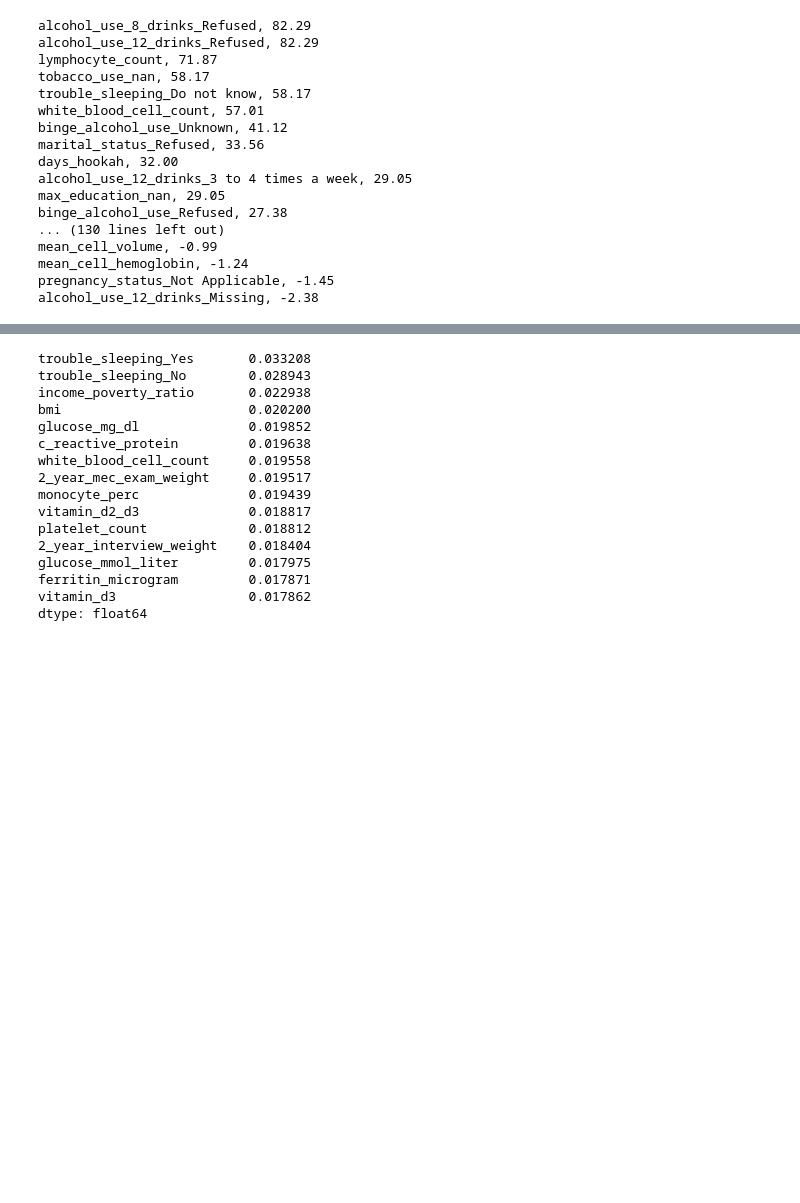
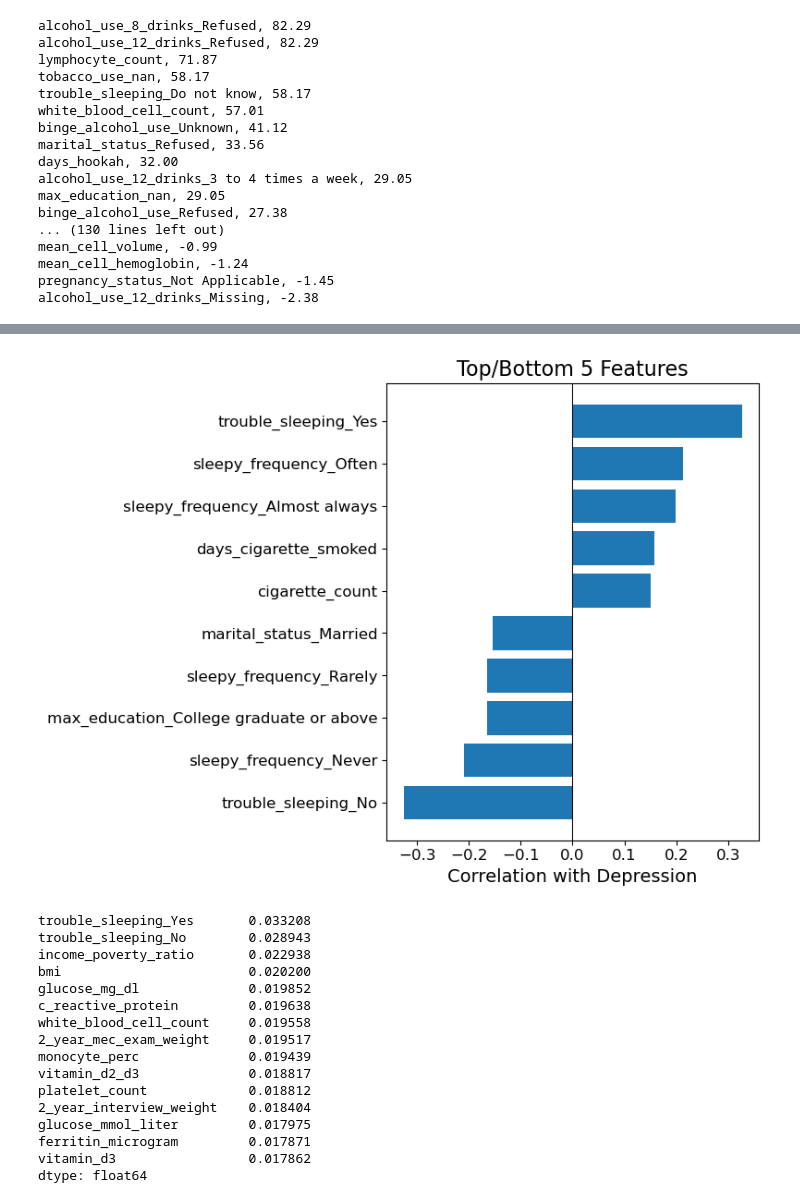
Before and after one commit to natdosan/data207-final-prject, a Jupyter notebook: src/tim_eda.ipynb, the cells around one changed output, grey strips where cells are left out. Cells and saved outputs as stored; diff of their text form; code cells hidden in the pictures; blank space fills up the shorter version.

```diff
--- a/src/tim_eda.ipynb
+++ b/src/tim_eda.ipynb
@@ -213,3 +243,23 @@ plt.show()
+# %%
+# find top 5 and bottom 5 correlated features (excluding the labels)
+corr_target = df_train.corr()[['labels']].drop('labels').sort_values(by='labels', ascending=False)
+
+top = corr_target.head(5)
+bottom = corr_target.tail(5)
+selected = pd.concat([top, bottom])
+
+plt.figure(figsize=(8, 6))
+plt.barh(selected.index, selected['labels'])
+plt.axvline(0, color='black', linewidth=0.8)
+plt.xlabel('Correlation with Depression', fontsize=14)
+plt.title('Top/Bottom 5 Features', fontsize=16)
+plt.xticks(fontsize=12)
+plt.yticks(fontsize=12)
+plt.gca().invert_yaxis()
+plt.tight_layout()
+plt.show()
+# %% [output]
+[figure, added]
 # %%
 # create random forest model and fit to training data
 rf = RandomForestClassifier(n_estimators=500, max_depth=None, min_samples_leaf=5, random_state=1234, n_jobs=-1)
```
Also changed, not shown: parts of 4 cells of this notebook.
